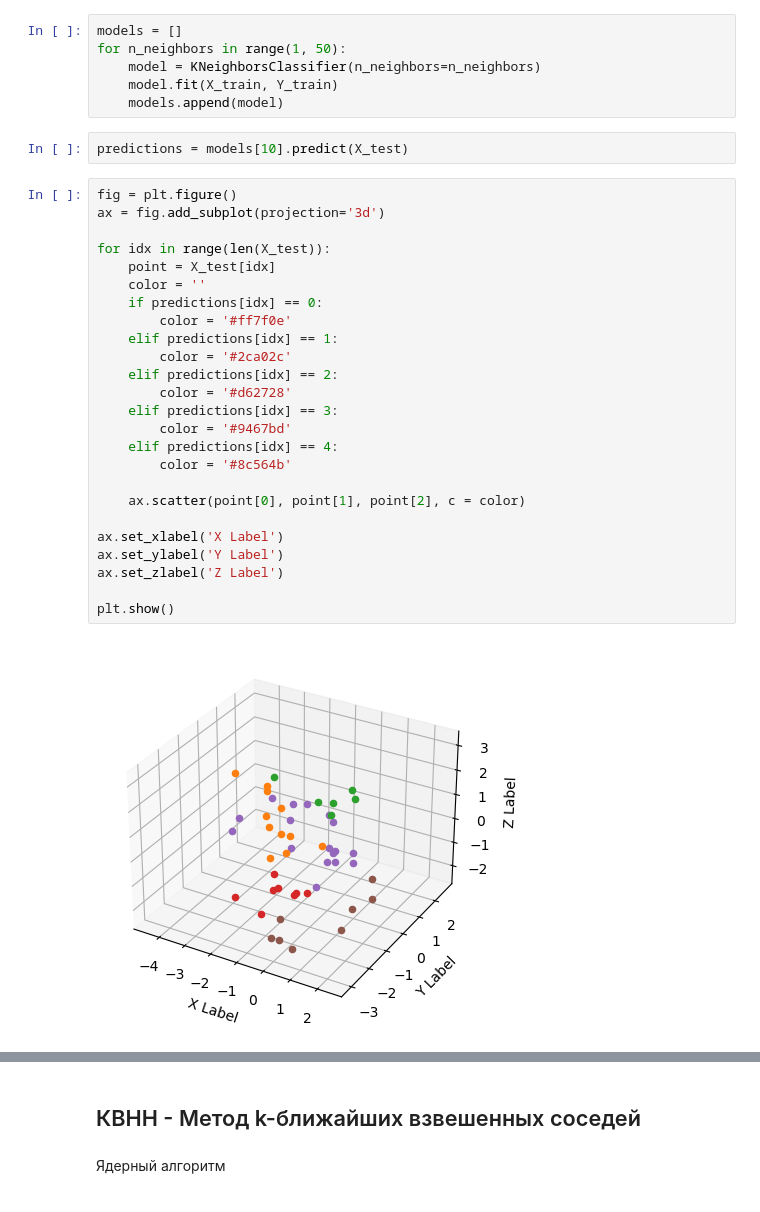
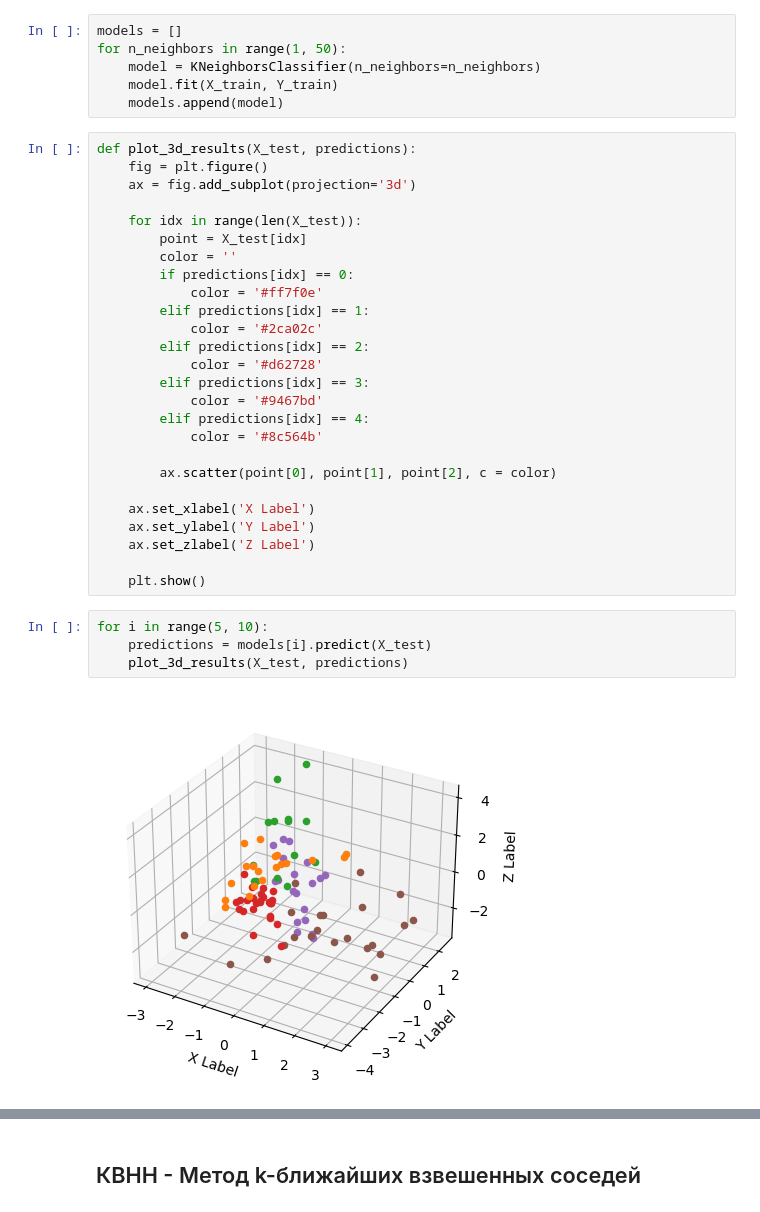
Before and after one commit to tainella/MAI, a Jupyter notebook: magistracy/1_AI/labs/sem2/lab1.ipynb, the cells around one changed output, grey strips where cells are left out. Cells and saved outputs as stored; diff of their text form.

```diff
--- a/magistracy/1_AI/labs/sem2/lab1.ipynb
+++ b/magistracy/1_AI/labs/sem2/lab1.ipynb
@@ -39,32 +39,35 @@ for n_neighbors in range(1, 50):
     model = KNeighborsClassifier(n_neighbors=n_neighbors)
     model.fit(X_train, Y_train)
     models.append(model)
-# %%
-predictions = models[10].predict(X_test)
 # %%
-fig = plt.figure()
-ax = fig.add_subplot(projection='3d')
+def plot_3d_results(X_test, predictions):
+    fig = plt.figure()
+    ax = fig.add_subplot(projection='3d')
 
-for idx in range(len(X_test)):
-    point = X_test[idx]
-    color = ''
-    if predictions[idx] == 0:
-        color = '#ff7f0e'
-    elif predictions[idx] == 1:
-        color = '#2ca02c'
-    elif predictions[idx] == 2:
-        color = '#d62728'
-    elif predictions[idx] == 3:
-        color = '#9467bd'
-    elif predictions[idx] == 4:
-        color = '#8c564b'
+    for idx in range(len(X_test)):
+        point = X_test[idx]
+        color = ''
+        if predictions[idx] == 0:
+            color = '#ff7f0e'
+        elif predictions[idx] == 1:
+            color = '#2ca02c'
+        elif predictions[idx] == 2:
+            color = '#d62728'
+        elif predictions[idx] == 3:
+            color = '#9467bd'
+        elif predictions[idx] == 4:
+            color = '#8c564b'
 
-    ax.scatter(point[0], point[1], point[2], c = color)
+        ax.scatter(point[0], point[1], point[2], c = color)
 
-ax.set_xlabel('X Label')
-ax.set_ylabel('Y Label')
-ax.set_zlabel('Z Label')
+    ax.set_xlabel('X Label')
+    ax.set_ylabel('Y Label')
+    ax.set_zlabel('Z Label')
 
-plt.show()
+    plt.show()
-# %% [output]
-[figure, removed]
+# %%
+for i in range(5, 10):
+    predictions = models[i].predict(X_test)
+    plot_3d_results(X_test, predictions)
+# %% [output]
+[figure, added]
@@ -71,4 +78,2 @@ plt.show()
 # %% [markdown]
 ## КВНН - Метод k-ближайших взвешенных соседей
-# %% [markdown]
-Ядерный алгоритм
```
Also changed, not shown: parts of 17 cells of this notebook.
